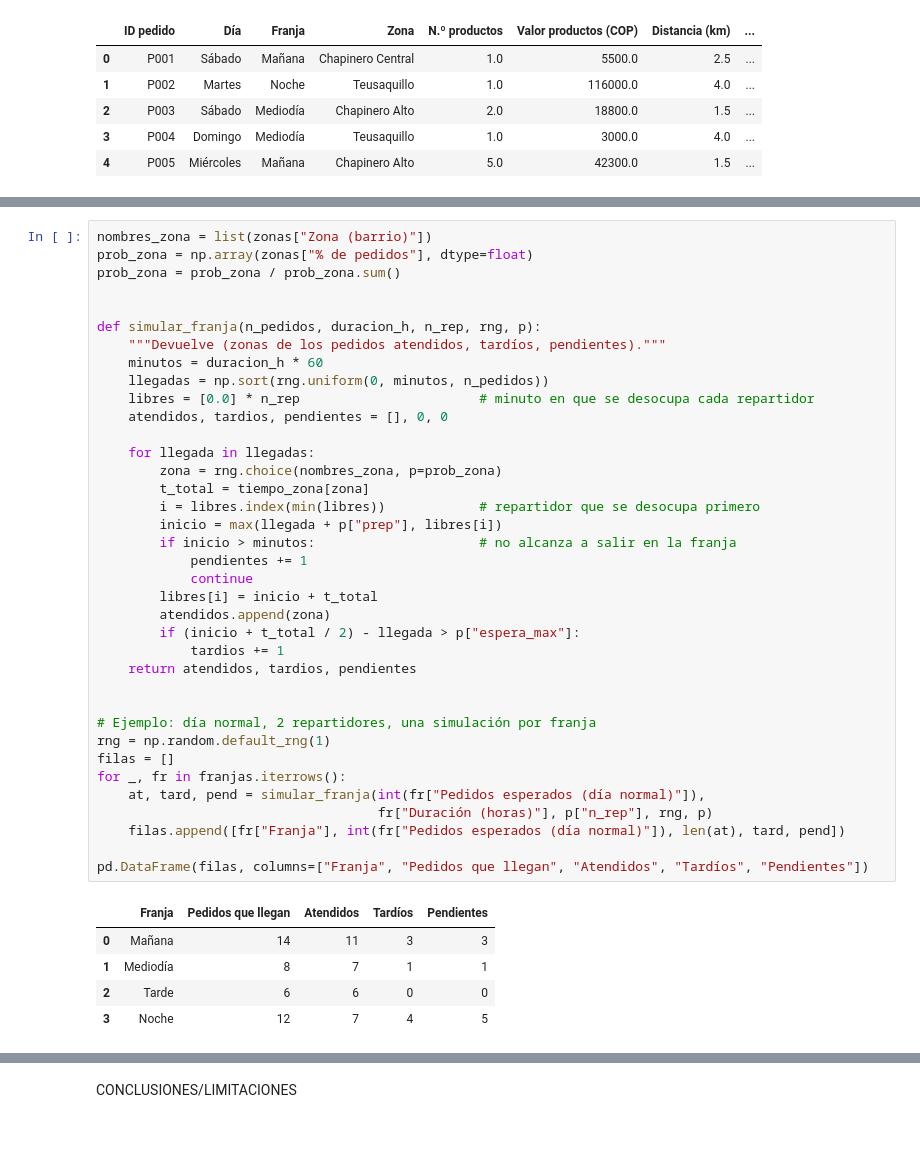
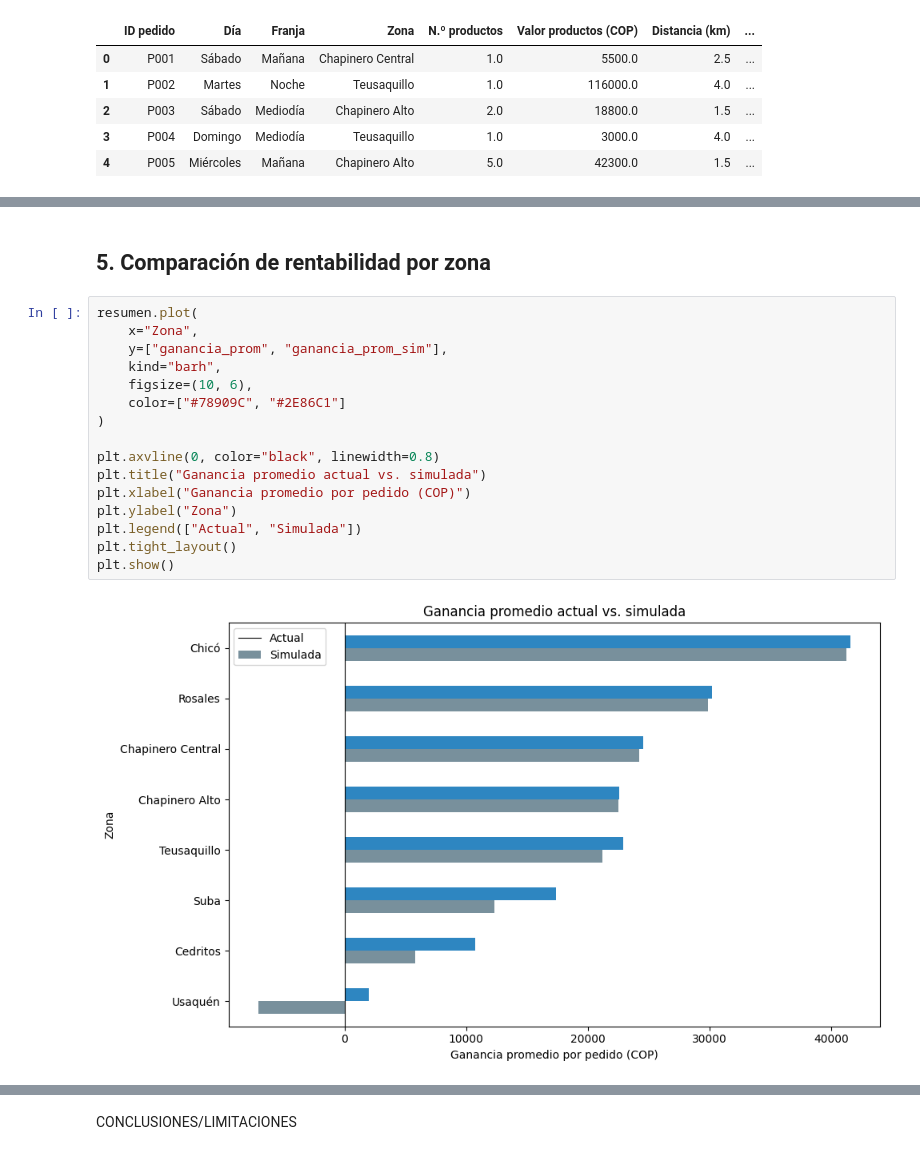
Before and after one commit to velasquezcalderonrafael32-git/Proyecto-Final-Programacion-Rafael-Velasquez-y-Juan-Martin-Franco, a Jupyter notebook: Proyecto_Final_Programación_Rafael_Velasquez_y_Juan_Martin_Franco.ipynb, the cells around one changed output, grey strips where cells are left out. Cells and saved outputs as stored; diff of their text form.

```diff
--- a/Proyecto_Final_Programación_Rafael_Velasquez_y_Juan_Martin_Franco.ipynb
+++ b/Proyecto_Final_Programación_Rafael_Velasquez_y_Juan_Martin_Franco.ipynb
@@ -172,43 +212,20 @@ plt.show()
-# %%
-nombres_zona = list(zonas["Zona (barrio)"])
-prob_zona = np.array(zonas["% de pedidos"], dtype=float)
-prob_zona = prob_zona / prob_zona.sum()
-
-
-def simular_franja(n_pedidos, duracion_h, n_rep, rng, p):
-    """Devuelve (zonas de los pedidos atendidos, tardíos, pendientes)."""
-    minutos = duracion_h * 60
-    llegadas = np.sort(rng.uniform(0, minutos, n_pedidos))
-    libres = [0.0] * n_rep                       # minuto en que se desocupa cada repartidor
-    atendidos, tardios, pendientes = [], 0, 0
-
-    for llegada in llegadas:
-        zona = rng.choice(nombres_zona, p=prob_zona)
-        t_total = tiempo_zona[zona]
-        i = libres.index(min(libres))            # repartidor que se desocupa primero
-        inicio = max(llegada + p["prep"], libres[i])
-        if inicio > minutos:                     # no alcanza a salir en la franja
-            pendientes += 1
-            continue
-        libres[i] = inicio + t_total
-        atendidos.append(zona)
-        if (inicio + t_total / 2) - llegada > p["espera_max"]:
-            tardios += 1
-    return atendidos, tardios, pendientes
-
-
-# Ejemplo: día normal, 2 repartidores, una simulación por franja
-rng = np.random.default_rng(1)
-filas = []
-for _, fr in franjas.iterrows():
-    at, tard, pend = simular_franja(int(fr["Pedidos esperados (día normal)"]),
-                                    fr["Duración (horas)"], p["n_rep"], rng, p)
-    filas.append([fr["Franja"], int(fr["Pedidos esperados (día normal)"]), len(at), tard, pend])
-
-pd.DataFrame(filas, columns=["Franja", "Pedidos que llegan", "Atendidos", "Tardíos", "Pendientes"])
-# %% [output]
-|  | Franja | Pedidos que llegan | Atendidos | Tardíos | Pendientes |
-| 0 | Mañana | 14 | 11 | 3 | 3 |
-| 1 | Mediodía | 8 | 7 | 1 | 1 |
-| 2 | Tarde | 6 | 6 | 0 | 0 |
-| 3 | Noche | 12 | 7 | 4 | 5 |
+# %% [markdown]
+## 5. Comparación de rentabilidad por zona
+# %%
+resumen.plot(
+    x="Zona",
+    y=["ganancia_prom", "ganancia_prom_sim"],
+    kind="barh",
+    figsize=(10, 6),
+    color=["#78909C", "#2E86C1"]
+)
+
+plt.axvline(0, color="black", linewidth=0.8)
+plt.title("Ganancia promedio actual vs. simulada")
+plt.xlabel("Ganancia promedio por pedido (COP)")
+plt.ylabel("Zona")
+plt.legend(["Actual", "Simulada"])
+plt.tight_layout()
+plt.show()
+# %% [output]
+[figure, added]
```
Also changed, not shown: parts of 18 cells of this notebook.
